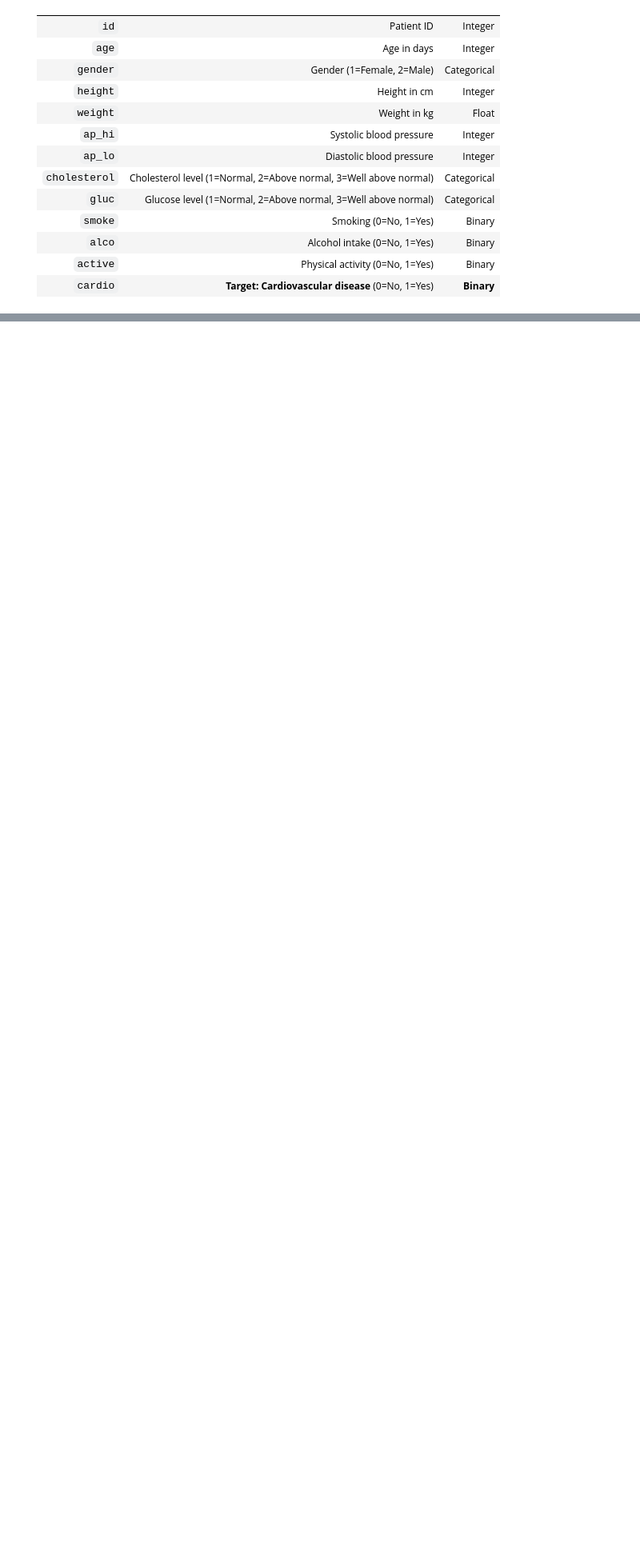
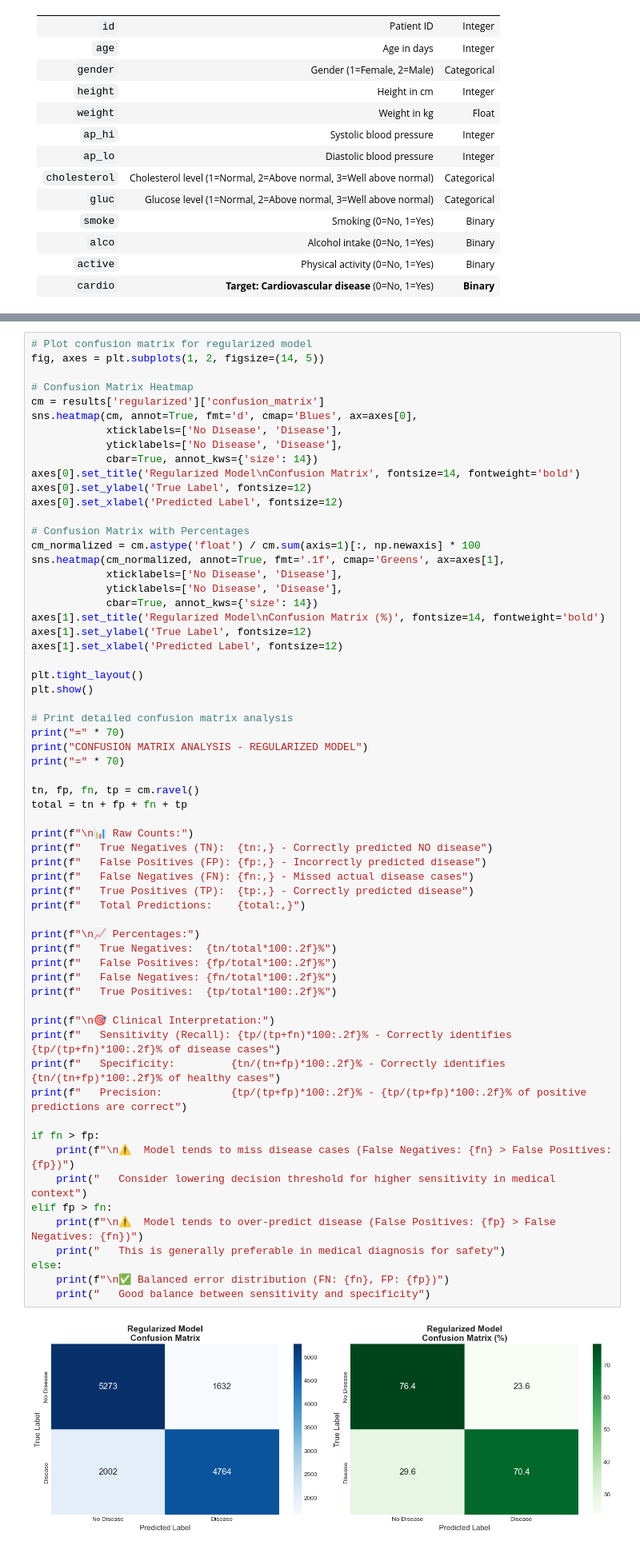
Before and after one commit to WingNTU/sc5002_lab4_assignment, a Jupyter notebook: cardio_disease_prediction.ipynb, the cells around one changed output, grey strips where cells are left out. Shown at 80% size. Saved outputs shown, nothing was run; the diff lists cells and outputs as text; blank space fills up the shorter version.

```diff
--- a/cardio_disease_prediction.ipynb
+++ b/cardio_disease_prediction.ipynb
@@ -236,0 +1239,64 @@ print(f"\n✅ Best Model: {best_model_name} (ROC-AUC: {best_roc_auc:.4f})")
+# %%
+# Plot confusion matrix for regularized model
+fig, axes = plt.subplots(1, 2, figsize=(14, 5))
+
+# Confusion Matrix Heatmap
+cm = results['regularized']['confusion_matrix']
+sns.heatmap(cm, annot=True, fmt='d', cmap='Blues', ax=axes[0],
+            xticklabels=['No Disease', 'Disease'],
+            yticklabels=['No Disease', 'Disease'],
+            cbar=True, annot_kws={'size': 14})
+axes[0].set_title('Regularized Model\nConfusion Matrix', fontsize=14, fontweight='bold')
+axes[0].set_ylabel('True Label', fontsize=12)
+axes[0].set_xlabel('Predicted Label', fontsize=12)
+
+# Confusion Matrix with Percentages
+cm_normalized = cm.astype('float') / cm.sum(axis=1)[:, np.newaxis] * 100
+sns.heatmap(cm_normalized, annot=True, fmt='.1f', cmap='Greens', ax=axes[1],
+            xticklabels=['No Disease', 'Disease'],
+            yticklabels=['No Disease', 'Disease'],
+            cbar=True, annot_kws={'size': 14})
+axes[1].set_title('Regularized Model\nConfusion Matrix (%)', fontsize=14, fontweight='bold')
+axes[1].set_ylabel('True Label', fontsize=12)
+axes[1].set_xlabel('Predicted Label', fontsize=12)
+
+plt.tight_layout()
+plt.show()
+
+# Print detailed confusion matrix analysis
+print("=" * 70)
+print("CONFUSION MATRIX ANALYSIS - REGULARIZED MODEL")
+print("=" * 70)
+
+tn, fp, fn, tp = cm.ravel()
+total = tn + fp + fn + tp
+
+print(f"\n📊 Raw Counts:")
+print(f"   True Negatives (TN):  {tn:,} - Correctly predicted NO disease")
+print(f"   False Positives (FP): {fp:,} - Incorrectly predicted disease")
+print(f"   False Negatives (FN): {fn:,} - Missed actual disease cases")
+print(f"   True Positives (TP):  {tp:,} - Correctly predicted disease")
+print(f"   Total Predictions:    {total:,}")
+
+print(f"\n📈 Percentages:")
+print(f"   True Negatives:  {tn/total*100:.2f}%")
+print(f"   False Positives: {fp/total*100:.2f}%")
+print(f"   False Negatives: {fn/total*100:.2f}%")
+print(f"   True Positives:  {tp/total*100:.2f}%")
+
+print(f"\n🎯 Clinical Interpretation:")
+print(f"   Sensitivity (Recall): {tp/(tp+fn)*100:.2f}% - Correctly identifies {tp/(tp+fn)*100:.2f}% of disease cases")
+print(f"   Specificity:         {tn/(tn+fp)*100:.2f}% - Correctly identifies {tn/(tn+fp)*100:.2f}% of healthy cases")
+print(f"   Precision:           {tp/(tp+fp)*100:.2f}% - {tp/(tp+fp)*100:.2f}% of positive predictions are correct")
+
+if fn > fp:
+    print(f"\n⚠️  Model tends to miss disease cases (False Negatives: {fn} > False Positives: {fp})")
+    print("   Consider lowering decision threshold for higher sensitivity in medical context")
+elif fp > fn:
+    print(f"\n⚠️  Model tends to over-predict disease (False Positives: {fp} > False Negatives: {fn})")
+    print("   This is generally preferable in medical diagnosis for safety")
+else:
+    print(f"\n✅ Balanced error distribution (FN: {fn}, FP: {fp})")
+    print("   Good balance between sensitivity and specificity")
+# %% [output]
+[figure, added]
```
Also changed, not shown: parts of 149 cells of this notebook.
